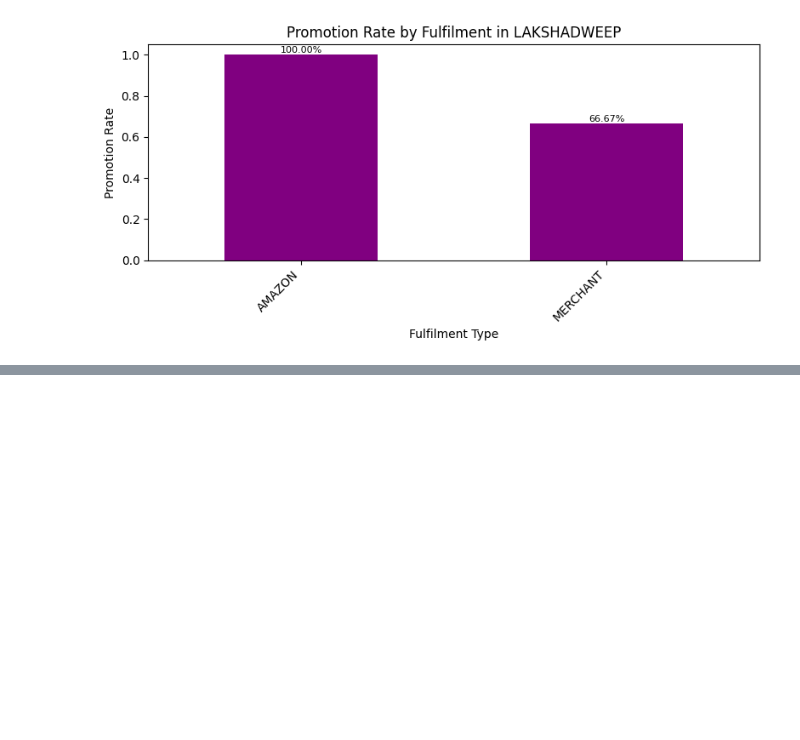
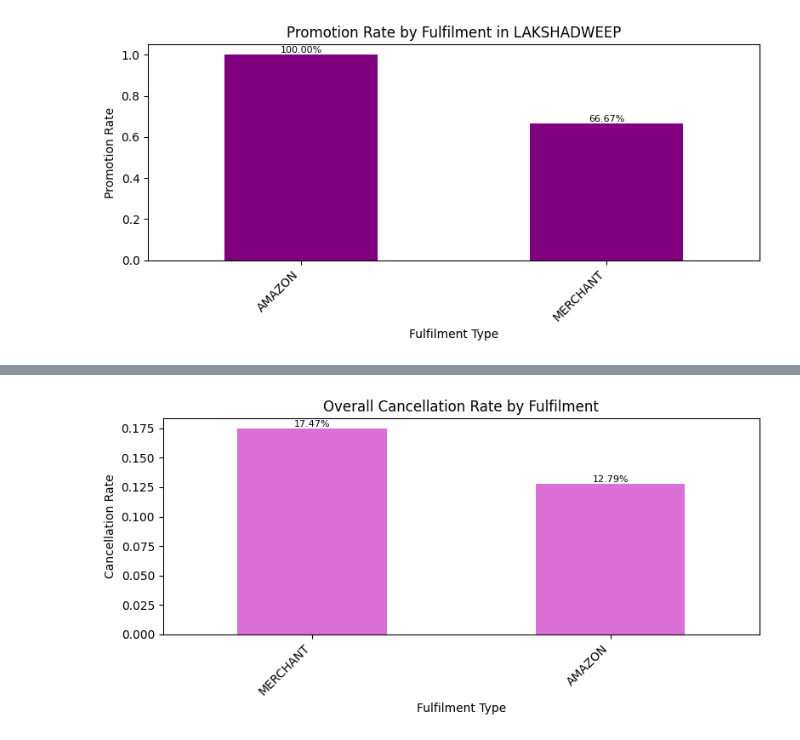
Before and after one commit to hsiaojietng/ShopX, a Jupyter notebook: ShopX_Analysis.ipynb, the cells around one changed output, grey strips where cells are left out. Cells and saved outputs as stored; diff of their text form; code cells hidden in the pictures; blank space fills up the shorter version.

```diff
--- a/ShopX_Analysis.ipynb
+++ b/ShopX_Analysis.ipynb
@@ -225,0 +258,22 @@ for state in ['RAJASTHAN', 'LAKSHADWEEP']:
+# %%
+
+# overall cancellation rate by Fulfilment for entire dataset
+overall_fulfil = (
+    df.groupby('Fulfilment')['is_cancelled']
+      .mean()
+      .sort_values(ascending=False)
+)
+fig, ax = plt.subplots(figsize=(8,4))
+overall_fulfil.plot(kind='bar', color='orchid', ax=ax)
+for p in ax.patches:
+    ax.annotate(f'{p.get_height()*100:.2f}%',
+                (p.get_x() + p.get_width()/2, p.get_height()),
+                ha='center', va='bottom', fontsize=8)
+plt.title('Overall Cancellation Rate by Fulfilment')
+plt.xlabel('Fulfilment Type')
+plt.ylabel('Cancellation Rate')
+plt.xticks(rotation=45, ha='right')
+plt.tight_layout()
+plt.show()
+# %% [output]
+[figure, added]
```
Also changed, not shown: parts of 4 cells of this notebook, 3 other files.
